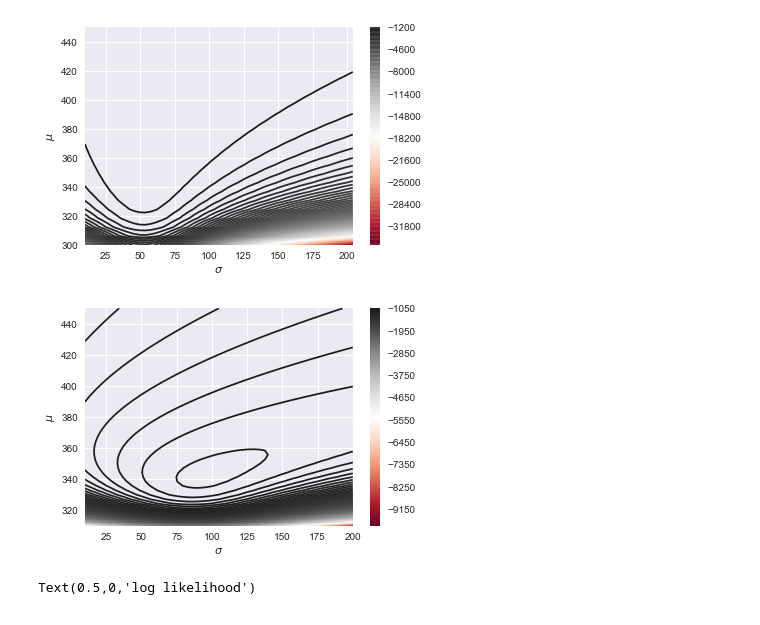
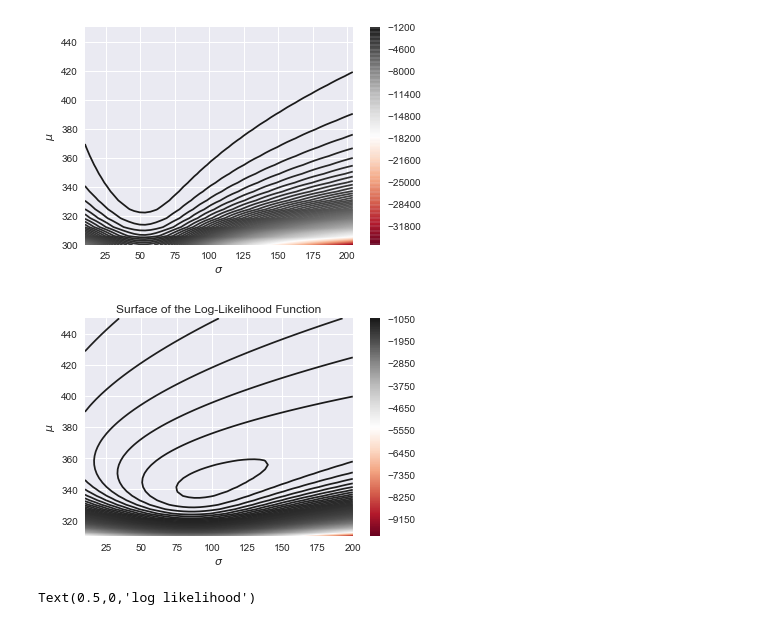
Before and after one commit to jmbejara/comp-econ-sp18, a Jupyter notebook: lectures/5-03_MLE/Introduction_to_MLE.ipynb, the cells around one changed output. Cells and saved outputs as stored; diff of their text form; code cells hidden in the pictures.

```diff
--- a/lectures/5-03_MLE/Introduction_to_MLE.ipynb
+++ b/lectures/5-03_MLE/Introduction_to_MLE.ipynb
@@ -453,22 +465,24 @@ plt.colorbar();
 # %%
 fineness = 50
 mu_vals = np.linspace(310, 450, fineness)
 sig_vals = np.linspace(10, 200, fineness)
 lnlik_vals = np.zeros((fineness, fineness))
 for mu_ind in range(fineness):
     for sig_ind in range(fineness):
         lnlik_vals[mu_ind, sig_ind] = log_lik_truncnorm(pts, mu_vals[mu_ind],
                                                         sig_vals[sig_ind], 450)
 
 
 mu_mesh, sig_mesh = np.meshgrid(mu_vals, sig_vals)
 plt.contour(sig_mesh, mu_mesh, lnlik_vals, 400, cmap='RdGy')
 # plt.ylim(40,450)
 plt.xlabel('$\sigma$')
 plt.ylabel('$\mu$')
+plt.title('Surface of the Log-Likelihood Function')
 plt.colorbar();
+plt.savefig('logliksurface.png')
 # %% [output]
-[figure, old version]
+[figure, new version]
 # %%
 # %matplotlib notebook
 # %%
```
Also changed, not shown: parts of 28 cells of this notebook, 3 other files.
